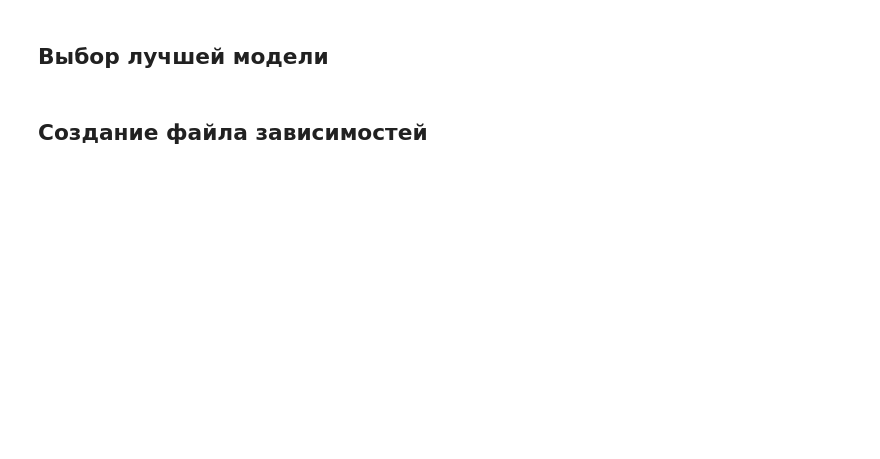
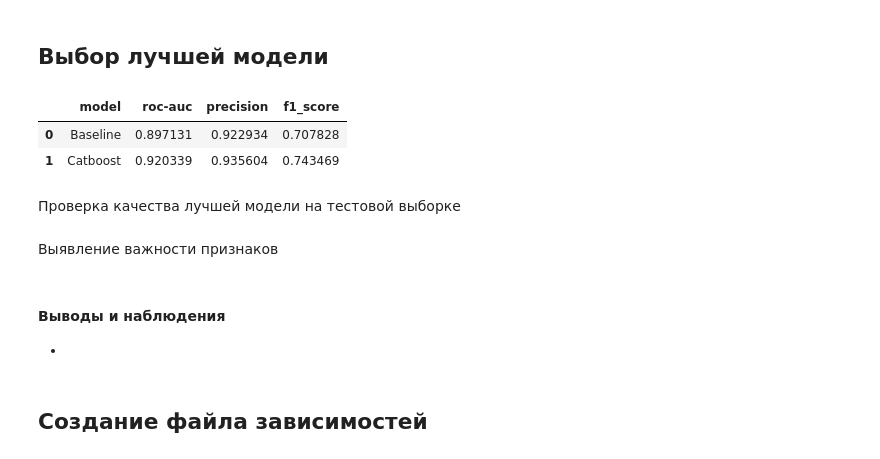
Before and after one commit to denis-42ds/classification_of_payment_requests, a Jupyter notebook: classification_of_payment_requests.ipynb, the cells around one changed output. Saved outputs shown, nothing was run; the diff lists cells and outputs as text; code cells hidden in the pictures; blank space fills up the shorter version.

```diff
--- a/classification_of_payment_requests.ipynb
+++ b/classification_of_payment_requests.ipynb
@@ -951,0 +1077,6 @@ prefered_teachers_order_id = prefered_teachers_order_id.drop_duplicates().reset_
+# %%
+order_id = df['id']
+text_features = df['purpose']
+y = df['fact_of_payment']
+X = df.drop(['id', 'purpose', 'fact_of_payment'], axis=1)
+X.shape, y.shape, text_features.shape
@@ -951,0 +1162,16 @@ prefered_teachers_order_id = prefered_teachers_order_id.drop_duplicates().reset_
+# %%
+cbst = CatBoostClassifier(random_state=RANDOM_STATE, eval_metric='AUC')
+cbst.fit(X_train, y_train, eval_set=(X_valid, y_valid), verbose=100, plot=True)
+
+# Вычисление ROC-AUC
+y_pred_proba_cb = cbst.predict_proba(X_valid)[:, 1]
+roc_auc_cb = roc_auc_score(y_valid, y_pred_proba_cb)
+
+# Вычисление precision и F1
+y_pred_class_cb = cbst.predict(X_valid.values)
+precision_cb = precision_score(y_valid, y_pred_class_cb)
+f1_cb = f1_score(y_valid, y_pred_class_cb)
+
+print(f"ROC-AUC на валидационной выборке: {round(roc_auc_cb, 2)}")
+print(f"Precision на валидационной выборке: {round(precision_cb, 2)}")
+print(f"F1 на валидационной выборке: {round(f1_cb, 2)}")
@@ -952,11 +1200,19 @@ prefered_teachers_order_id = prefered_teachers_order_id.drop_duplicates().reset_
 # %% [markdown]
 ## Выбор лучшей модели
 # %%
-dict_sum = {'Baseline': [roc_auc_baseline, precision_baseline],
-         'Catboost': [roc_auc_cb, precision_cb],
-         'LightGBM': [roc_auc_lgb, precision_lgb]}
+dict_sum = {'Baseline': [roc_auc_baseline, precision_baseline, f1_baseline],
+         'Catboost': [roc_auc_cb, precision_cb, f1_cb],
+         'LightGBM': [roc_auc_lgb, precision_lgb, f1_lgb]}
 summary_data = (pd.DataFrame.from_dict(dict_sum, orient='index',
-                                      columns=["roc-auc", "precision"]).reset_index()
+                                      columns=["roc-auc", "precision", "f1_score"]).reset_index()
                                       .rename(columns={'index': 'model'})
                                       )
 summary_data
+# %% [output]
+|  | model | roc-auc | precision | f1_score |
+| 0 | Baseline | 0.897131 | 0.922934 | 0.707828 |
+| 1 | Catboost | 0.920339 | 0.935604 | 0.743469 |
+# %% [markdown]
+Проверка качества лучшей модели на тестовой выборке
+# %% [markdown]
+Выявление важности признаков
@@ -963,2 +1223,5 @@ summary_data
+# %% [markdown]
+#### Выводы и наблюдения
+-
 # %% [markdown]
 ## Создание файла зависимостей
```
Also changed, not shown: parts of 48 cells of this notebook.
